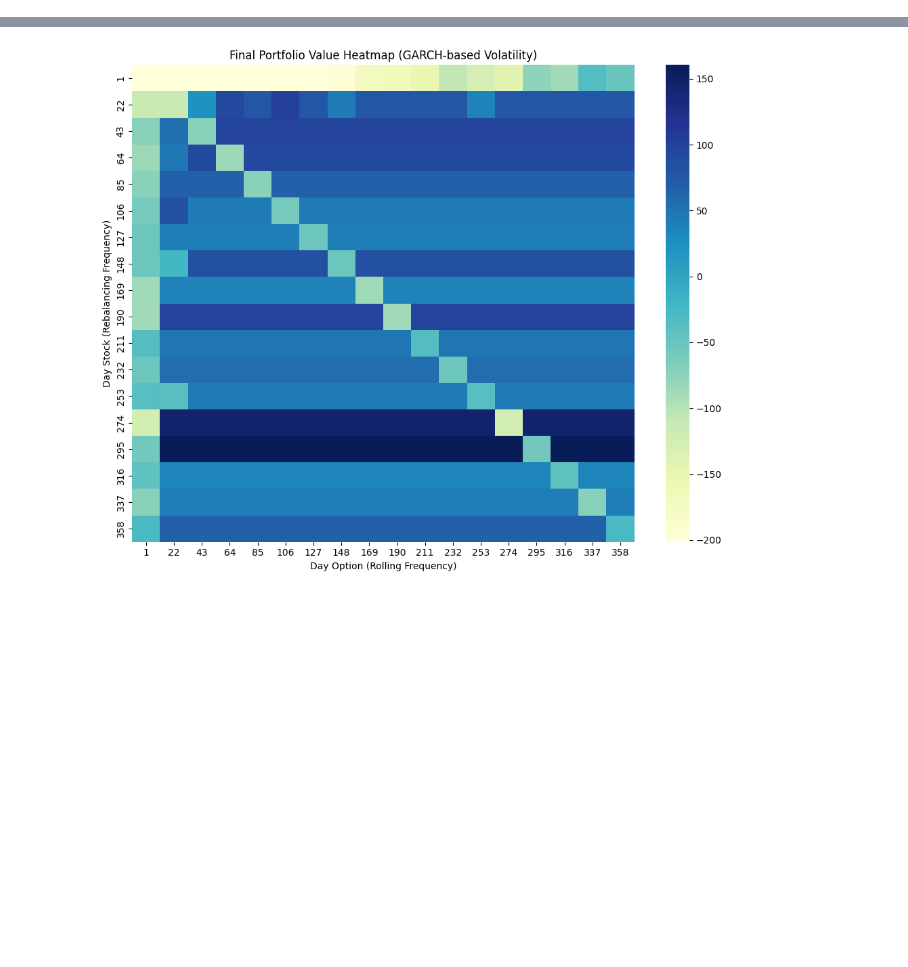
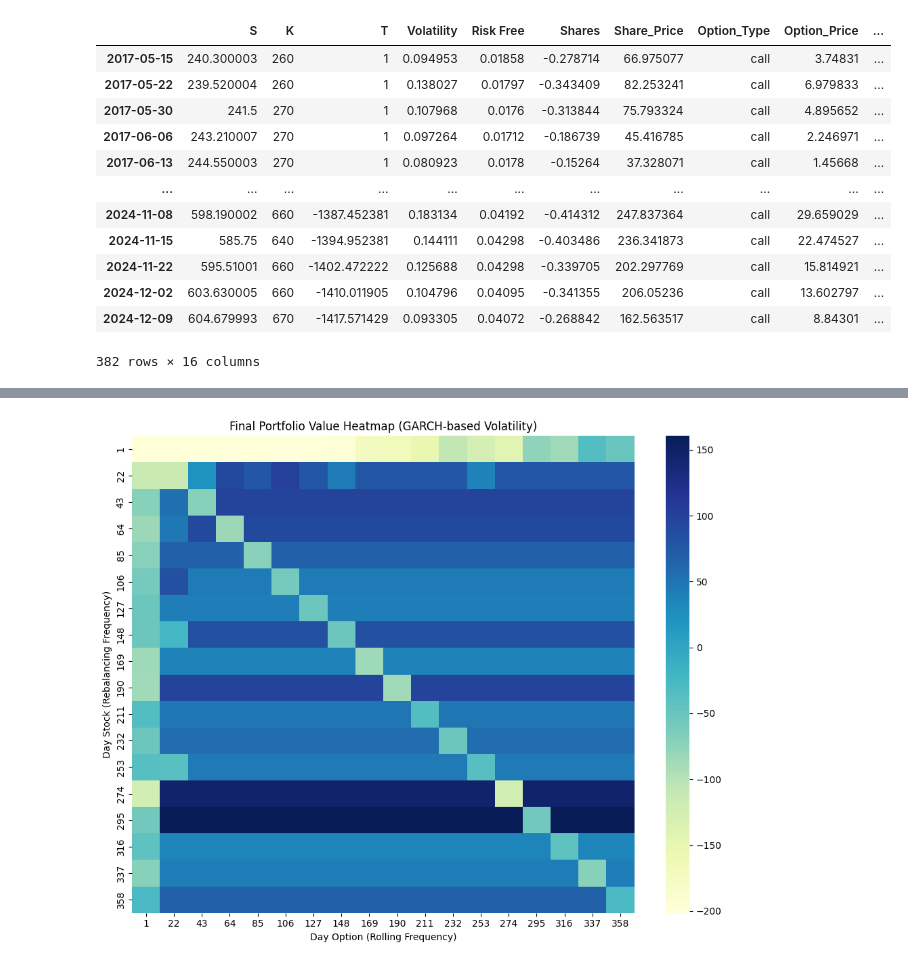
Before and after one commit to VNAZZARENO/MMA707, a Jupyter notebook: delta_hedging.ipynb, the cells around one changed output, grey strips where cells are left out. Cells and saved outputs as stored; diff of their text form; code cells hidden in the pictures; blank space fills up the shorter version.

```diff
--- a/delta_hedging.ipynb
+++ b/delta_hedging.ipynb
@@ -326,40 +677,3 @@ def plot_hedged_portfolio(portfolio_data):
             plt.xticks(rotation=45)
             plt.grid(True)
             plt.show()
-# %%
-symbol = "SPY"
-risk_free = '^FVX'
-vix_symbol = '^VIX'
-year_history = 10
-
-data = get_data(symbol=symbol, risk_free=risk_free, volatility_proxy=vix_symbol, time_period=year_history)
-
-
-day_stock = 1
-day_option = 365//2
-
-
-initial_positions_delta_hedged_garch = build_initial_positions(data=data)
-portfolio_data_delta_hedged_garch = simulate_trades(data,
-                                              initial_positions_delta_hedged_garch,
-                                              fees=1/100,
-                                              day_rebalancing=day_stock,
-                                              day_rolling=day_option,
-                                              use_vix_proxy=False)
-
-initial_positions_delta_hedged_vix = build_initial_positions(data=data)
-portfolio_data_delta_hedged_vix = simulate_trades(data,
-                                              initial_positions_delta_hedged_vix,
-                                              fees=1/100,
-                                              day_rebalancing=day_stock,
-                                              day_rolling=day_option,
-                                              use_vix_proxy=True)
-
-
-portfolio_data_delta_hedged_garch['Date'] = pd.to_datetime(portfolio_data_delta_hedged_garch.index)
-portfolio_data_delta_hedged_garch.to_csv("portfolio_data_delta_hedged_garch.csv", index=False)
-plot_hedged_portfolio(portfolio_data_delta_hedged_garch)
-
-portfolio_data_delta_hedged_vix['Date'] = pd.to_datetime(portfolio_data_delta_hedged_vix.index)
-portfolio_data_delta_hedged_vix.to_csv("portfolio_data_delta_hedged_vix.csv", index=False)
-plot_hedged_portfolio(portfolio_data_delta_hedged_vix)
@@ -391,0 +680,16 @@ Total Cumulative Delta Drift: 0.000000
+# %%
+portfolio_data_delta_hedged_garch
+# %% [output]
+|  | S | K | T | Volatility | Risk Free | Shares | Share_Price | Option_Type | Option_Price | ... |
+| 2017-05-15 | 240.300003 | 260 | 1 | 0.094953 | 0.01858 | -0.278714 | 66.975077 | call | 3.74831 | ... |
+| 2017-05-22 | 239.520004 | 260 | 1 | 0.138027 | 0.01797 | -0.343409 | 82.253241 | call | 6.979833 | ... |
+| 2017-05-30 | 241.5 | 270 | 1 | 0.107968 | 0.0176 | -0.313844 | 75.793324 | call | 4.895652 | ... |
+| 2017-06-06 | 243.210007 | 270 | 1 | 0.097264 | 0.01712 | -0.186739 | 45.416785 | call | 2.246971 | ... |
+| 2017-06-13 | 244.550003 | 270 | 1 | 0.080923 | 0.0178 | -0.15264 | 37.328071 | call | 1.45668 | ... |
+| ... | ... | ... | ... | ... | ... | ... | ... | ... | ... | ... |
+| 2024-11-08 | 598.190002 | 660 | -1387.452381 | 0.183134 | 0.04192 | -0.414312 | 247.837364 | call | 29.659029 | ... |
+| 2024-11-15 | 585.75 | 640 | -1394.952381 | 0.144111 | 0.04298 | -0.403486 | 236.341873 | call | 22.474527 | ... |
+| 2024-11-22 | 595.51001 | 660 | -1402.472222 | 0.125688 | 0.04298 | -0.339705 | 202.297769 | call | 15.814921 | ... |
+| 2024-12-02 | 603.630005 | 660 | -1410.011905 | 0.104796 | 0.04095 | -0.341355 | 206.05236 | call | 13.602797 | ... |
+| 2024-12-09 | 604.679993 | 670 | -1417.571429 | 0.093305 | 0.04072 | -0.268842 | 162.563517 | call | 8.84301 | ... |
+382 rows × 16 columns
```
Also changed, not shown: parts of 6 cells of this notebook.
